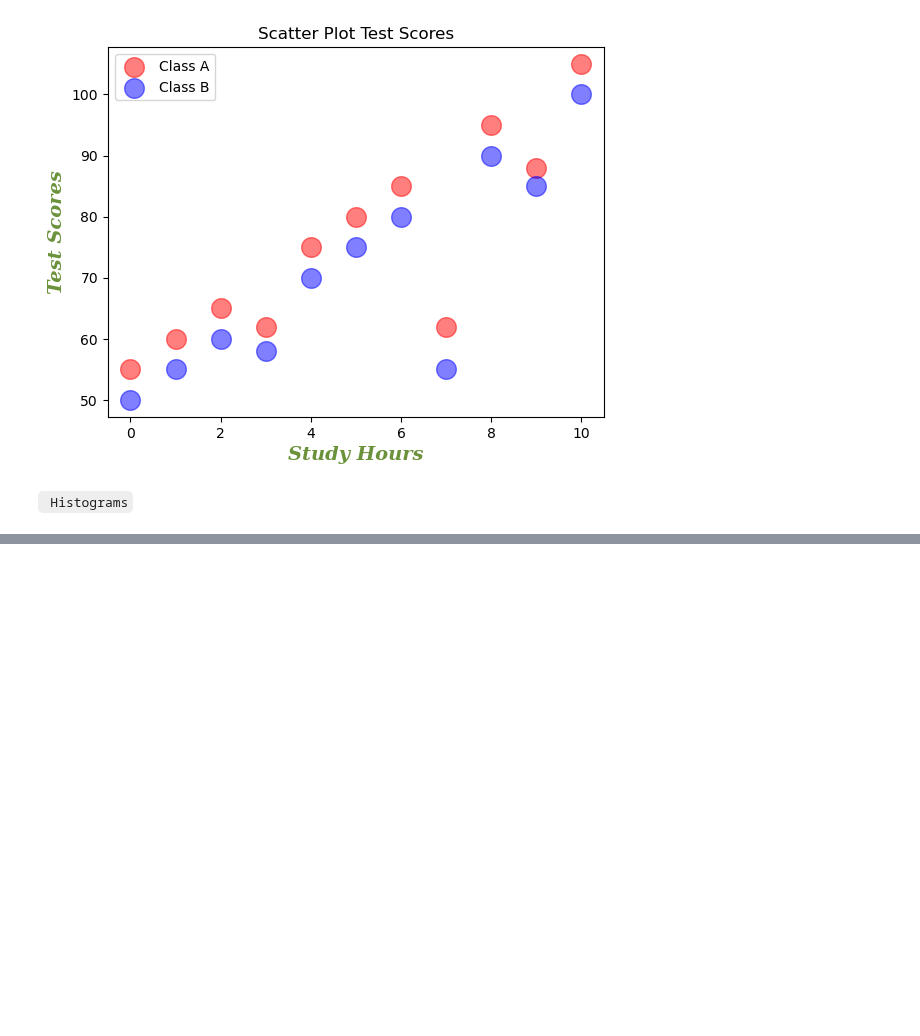
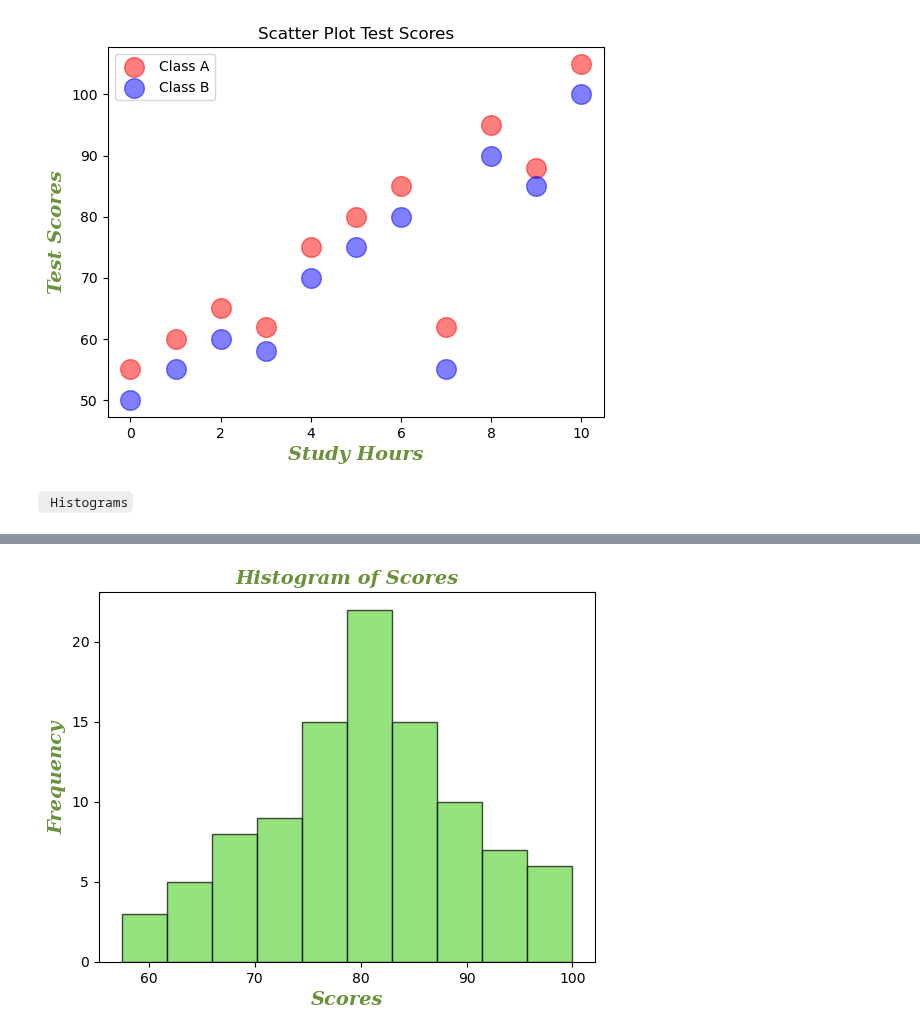
Before and after one commit to Gowtham-314/daily_python_concept, a Jupyter notebook: matplotlib/learn_matplotlib.ipynb, the cells around one changed output, grey strips where cells are left out. Drawn from its saved outputs; the diff is of its cells as text; code cells hidden in the pictures; blank space fills up the shorter version.

```diff
--- a/matplotlib/learn_matplotlib.ipynb
+++ b/matplotlib/learn_matplotlib.ipynb
@@ -305,0 +312,16 @@ plt.show()
+# %%
+scores = np.random.normal(loc=80, scale=10, size=100)
+scores = np.clip(scores, 0, 100)
+
+plt.hist(scores, bins=10,
+         color="#67d648",
+         edgecolor='black',
+         alpha=0.7
+         )
+
+plt.xlabel("Scores", color="#6B923B", **font_style)
+plt.ylabel("Frequency", color="#6B923B", **font_style)
+plt.title("Histogram of Scores", color="#6B923B", **font_style)
+plt.show()
+# %% [output]
+[figure, added]
```
Also changed, not shown: parts of 1 cell of this notebook.
